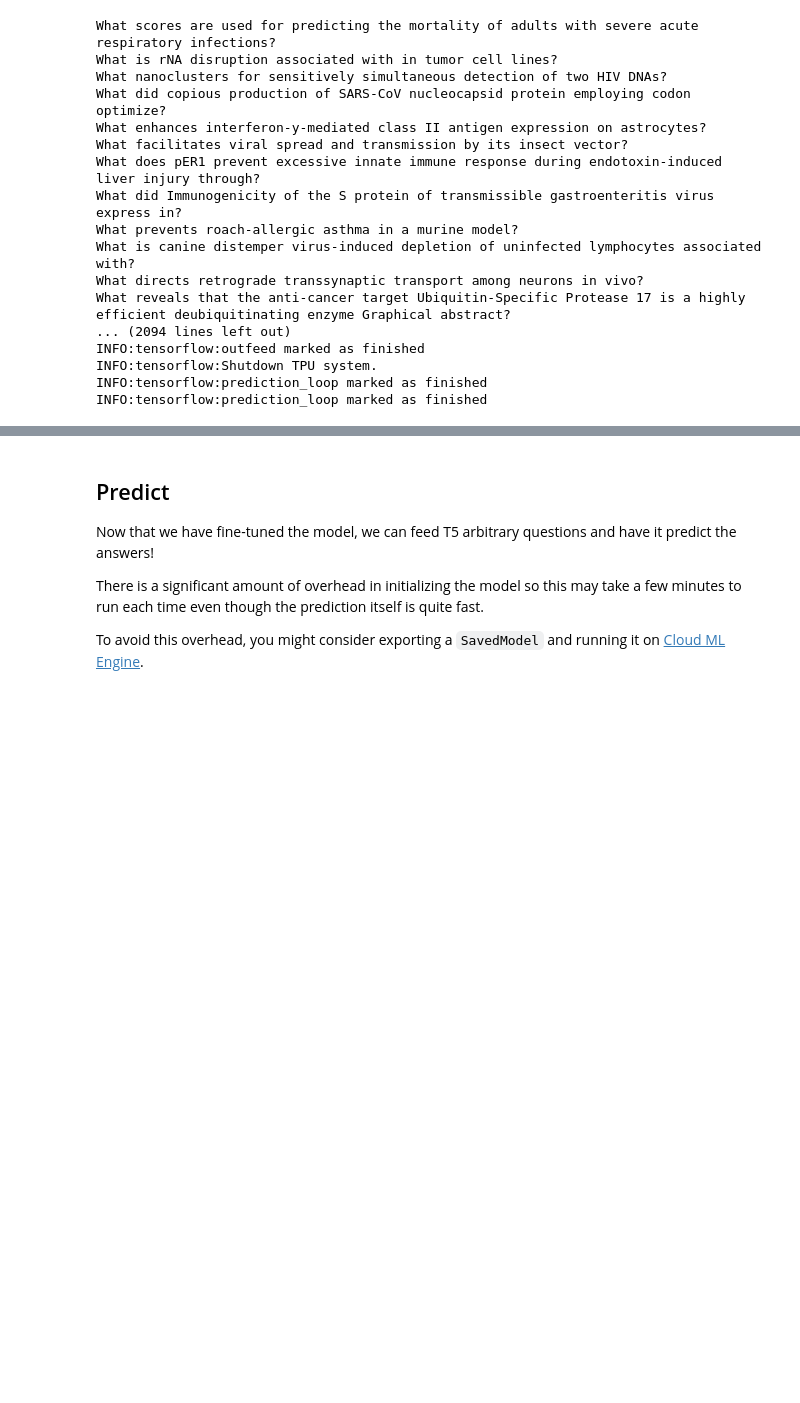
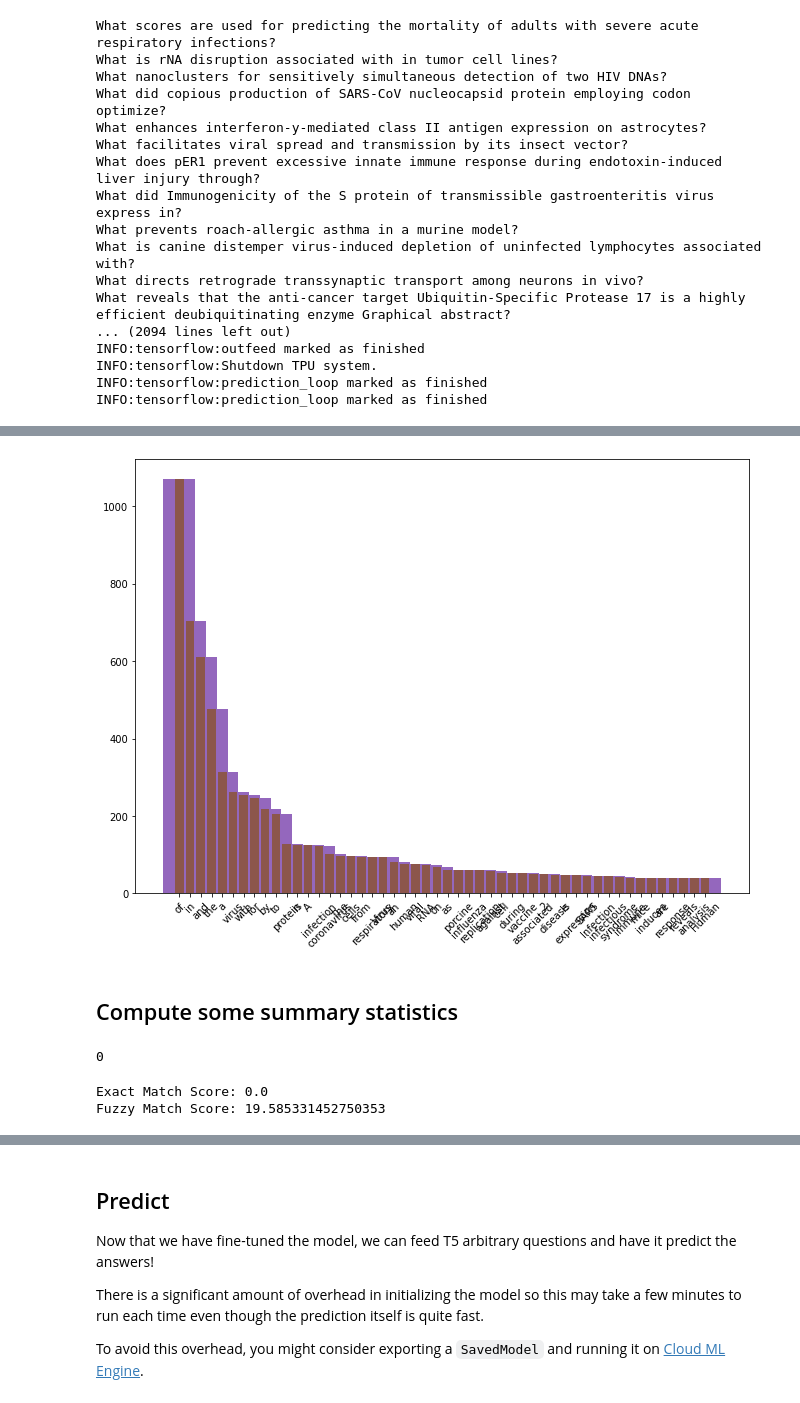
Before and after one commit to johntiger1/hugging-face-generation, a Jupyter notebook: Copy_of_t5_trivia.ipynb, the cells around one changed output, grey strips where cells are left out. Drawn from its saved outputs; the diff is of its cells as text; code cells hidden in the pictures; blank space fills up the shorter version.

```diff
--- a/Copy_of_t5_trivia.ipynb
+++ b/Copy_of_t5_trivia.ipynb
@@ -1725,0 +2147,10 @@ final_manual_valid_df.to_csv(T5_MANUAL_QA_PATH)
+# %%
+fig
+# %% [output]
+[figure, added]
+# %% [markdown]
+## Compute some summary statistics
+# %%
+(valid_more_annotated_df["answer"] == valid_more_annotated_df["t5_answers"]).sum()
+# %% [output]
+0
@@ -1725,0 +2159,59 @@ final_manual_valid_df.to_csv(T5_MANUAL_QA_PATH)
+# %%
+from __future__ import print_function
+from collections import Counter
+import string
+import re
+import argparse
+import json
+import sys
+
+
+def normalize_answer(s):
+    """Lower text and remove punctuation, articles and extra whitespace."""
+    def remove_articles(text):
+        return re.sub(r'\b(a|an|the)\b', ' ', text)
+
+    def white_space_fix(text):
+        return ' '.join(text.split())
+
+    def remove_punc(text):
+        exclude = set(string.punctuation)
+        return ''.join(ch for ch in text if ch not in exclude)
+
+    def lower(text):
+        return text.lower()
+
+    return white_space_fix(remove_articles(remove_punc(lower(s))))
+
+
+def get_exact_match_score(prediction, ground_truth):
+    return (normalize_answer(prediction) == normalize_answer(ground_truth))
+
+def get_fuzzy_ratio(prediction, ground_truth):
+    return fuzz.ratio(normalize_answer(prediction), normalize_answer(ground_truth))
+
+
+
+
+
+
+exact_match_score = 0
+total = len(valid_more_annotated_df.index)
+fuzzy_match_score = 0
+for index, row in valid_more_annotated_df.iterrows():
+    answer = normalize_answer(str(row['answer']))
+    predicted_answer = normalize_answer(str(row['t5_answers']))
+
+    exact_match_score += get_exact_match_score(predicted_answer, answer)
+    fuzzy_match_score += get_fuzzy_ratio(predicted_answer, answer)
+
+exact_match_score = 100.0 * exact_match_score / total
+fuzzy_match_score  /= total
+
+print('Exact Match Score: ' + str(exact_match_score))
+print('Fuzzy Match Score: ' + str(fuzzy_match_score))
+
+# predicted_answer
+# %% [output]
+Exact Match Score: 0.0
+Fuzzy Match Score: 19.585331452750353
```
Also changed, not shown: parts of 89 cells of this notebook.
